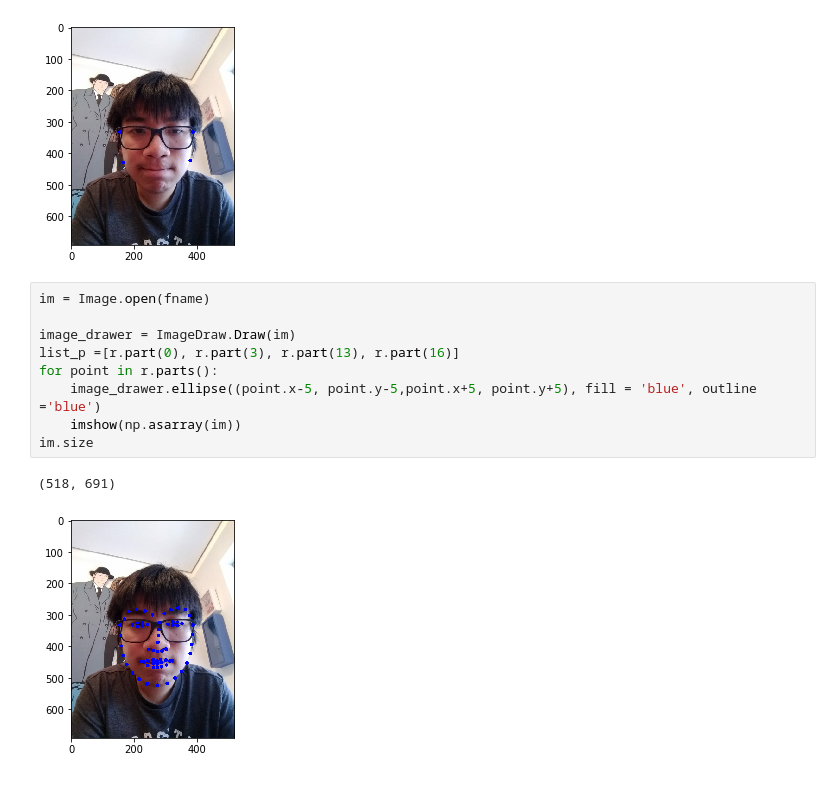
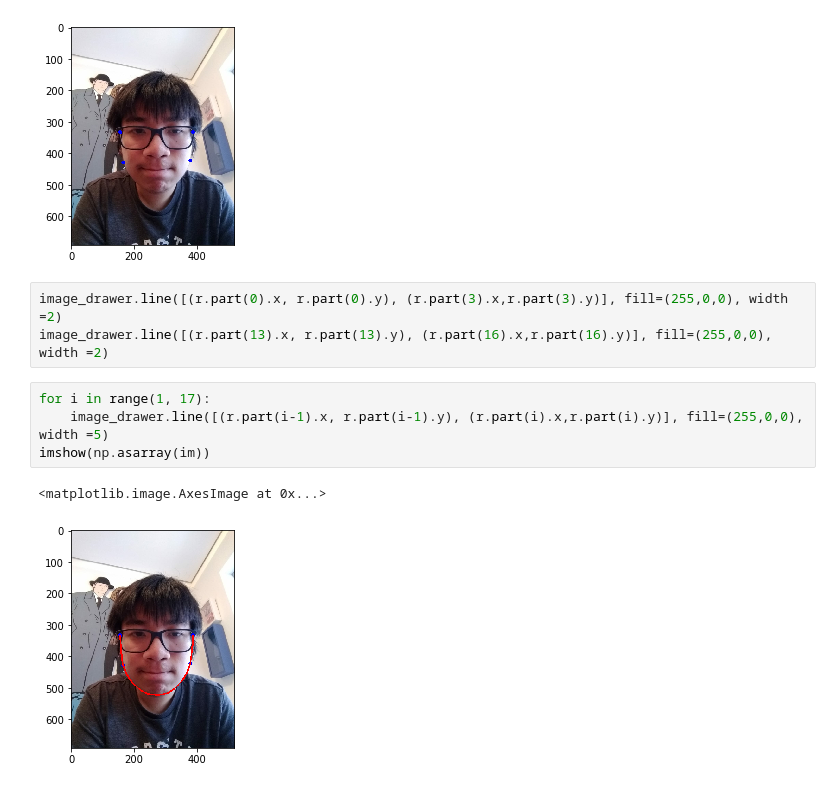
Before and after one commit to Ferch42/animu_face_generator, a Jupyter notebook: Animu_face_generator.ipynb, the cells around one changed output. Saved outputs shown, nothing was run; the diff lists cells and outputs as text.

```diff
--- a/Animu_face_generator.ipynb
+++ b/Animu_face_generator.ipynb
@@ -75,15 +75,13 @@ im.size
 # %% [output]
 (518, 691)
 [figure]
-# %%
-im = Image.open(fname)
-
-image_drawer = ImageDraw.Draw(im)
-list_p =[r.part(0), r.part(3), r.part(13), r.part(16)]
-for point in r.parts():
-    image_drawer.ellipse((point.x-5, point.y-5,point.x+5, point.y+5), fill = 'blue', outline ='blue')
-    imshow(np.asarray(im))
-im.size
-# %% [output]
-(518, 691)
-[figure, removed]
+# %%
+image_drawer.line([(r.part(0).x, r.part(0).y), (r.part(3).x,r.part(3).y)], fill=(255,0,0), width =2)
+image_drawer.line([(r.part(13).x, r.part(13).y), (r.part(16).x,r.part(16).y)], fill=(255,0,0), width =2)
+# %%
+for i in range(1, 17):
+    image_drawer.line([(r.part(i-1).x, r.part(i-1).y), (r.part(i).x,r.part(i).y)], fill=(255,0,0), width =5)
+imshow(np.asarray(im))
+# %% [output]
+<matplotlib.image.AxesImage at 0x...>
+[figure, added]
```
